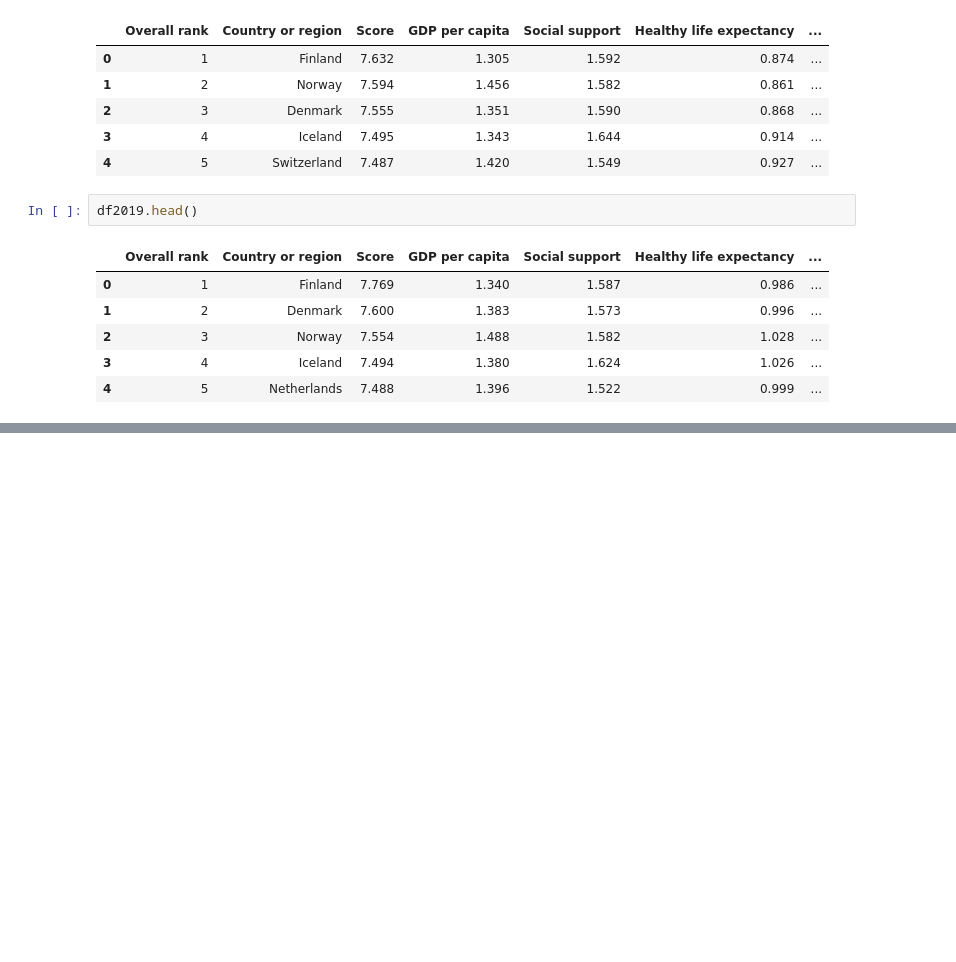
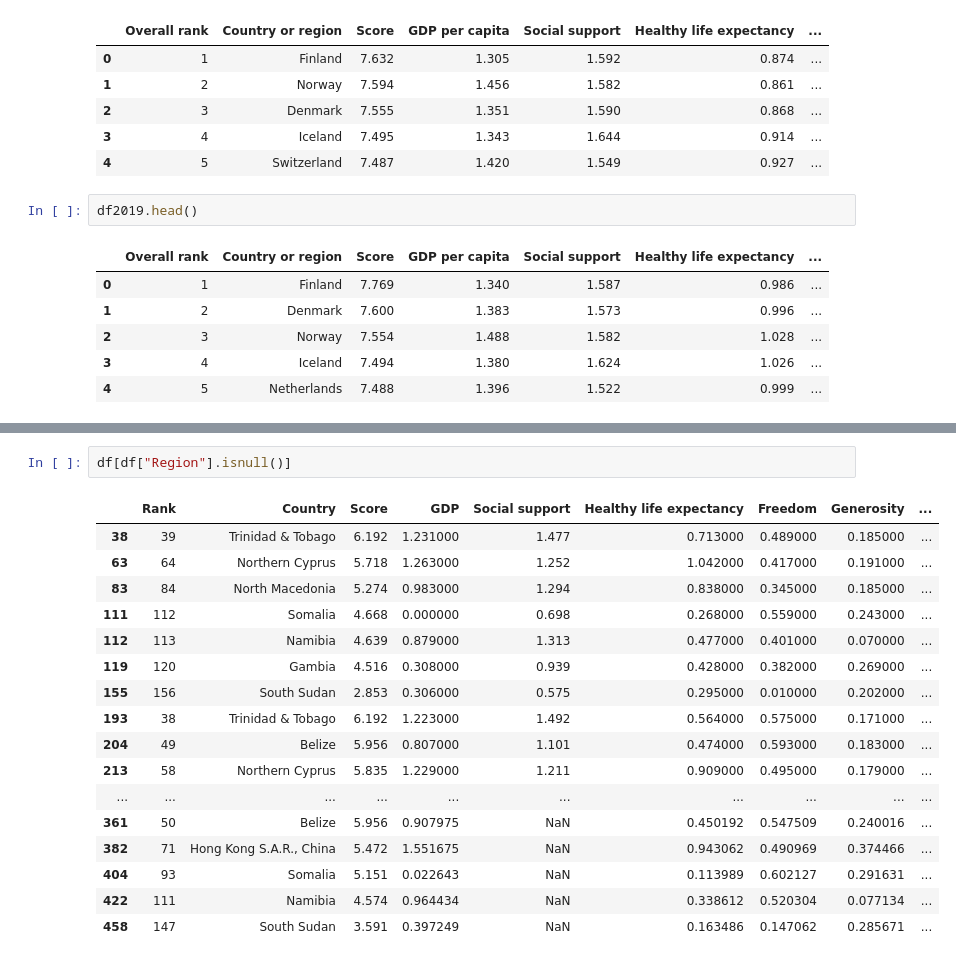
Before and after one commit to flikrama/UH-SPE-ML-Bootcamp-Team4-Project1, a Jupyter notebook: Project_1.ipynb, the cells around one changed output, grey strips where cells are left out. Saved outputs shown, nothing was run; the diff lists cells and outputs as text; blank space fills up the shorter version.

```diff
--- a/Project_1.ipynb
+++ b/Project_1.ipynb
@@ -107,0 +222,20 @@ df2019.head()
+# %%
+df[df["Region"].isnull()]
+# %% [output]
+|  | Rank | Country | Score | GDP | Social support | Healthy life expectancy | Freedom | Generosity | ... |
+| 38 | 39 | Trinidad & Tobago | 6.192 | 1.231000 | 1.477 | 0.713000 | 0.489000 | 0.185000 | ... |
+| 63 | 64 | Northern Cyprus | 5.718 | 1.263000 | 1.252 | 1.042000 | 0.417000 | 0.191000 | ... |
+| 83 | 84 | North Macedonia | 5.274 | 0.983000 | 1.294 | 0.838000 | 0.345000 | 0.185000 | ... |
+| 111 | 112 | Somalia | 4.668 | 0.000000 | 0.698 | 0.268000 | 0.559000 | 0.243000 | ... |
+| 112 | 113 | Namibia | 4.639 | 0.879000 | 1.313 | 0.477000 | 0.401000 | 0.070000 | ... |
+| 119 | 120 | Gambia | 4.516 | 0.308000 | 0.939 | 0.428000 | 0.382000 | 0.269000 | ... |
+| 155 | 156 | South Sudan | 2.853 | 0.306000 | 0.575 | 0.295000 | 0.010000 | 0.202000 | ... |
+| 193 | 38 | Trinidad & Tobago | 6.192 | 1.223000 | 1.492 | 0.564000 | 0.575000 | 0.171000 | ... |
+| 204 | 49 | Belize | 5.956 | 0.807000 | 1.101 | 0.474000 | 0.593000 | 0.183000 | ... |
+| 213 | 58 | Northern Cyprus | 5.835 | 1.229000 | 1.211 | 0.909000 | 0.495000 | 0.179000 | ... |
+| ... | ... | ... | ... | ... | ... | ... | ... | ... | ... |
+| 361 | 50 | Belize | 5.956 | 0.907975 | NaN | 0.450192 | 0.547509 | 0.240016 | ... |
+| 382 | 71 | Hong Kong S.A.R., China | 5.472 | 1.551675 | NaN | 0.943062 | 0.490969 | 0.374466 | ... |
+| 404 | 93 | Somalia | 5.151 | 0.022643 | NaN | 0.113989 | 0.602127 | 0.291631 | ... |
+| 422 | 111 | Namibia | 4.574 | 0.964434 | NaN | 0.338612 | 0.520304 | 0.077134 | ... |
+| 458 | 147 | South Sudan | 3.591 | 0.397249 | NaN | 0.163486 | 0.147062 | 0.285671 | ... |
```
Also changed, not shown: parts of 50 cells of this notebook.
